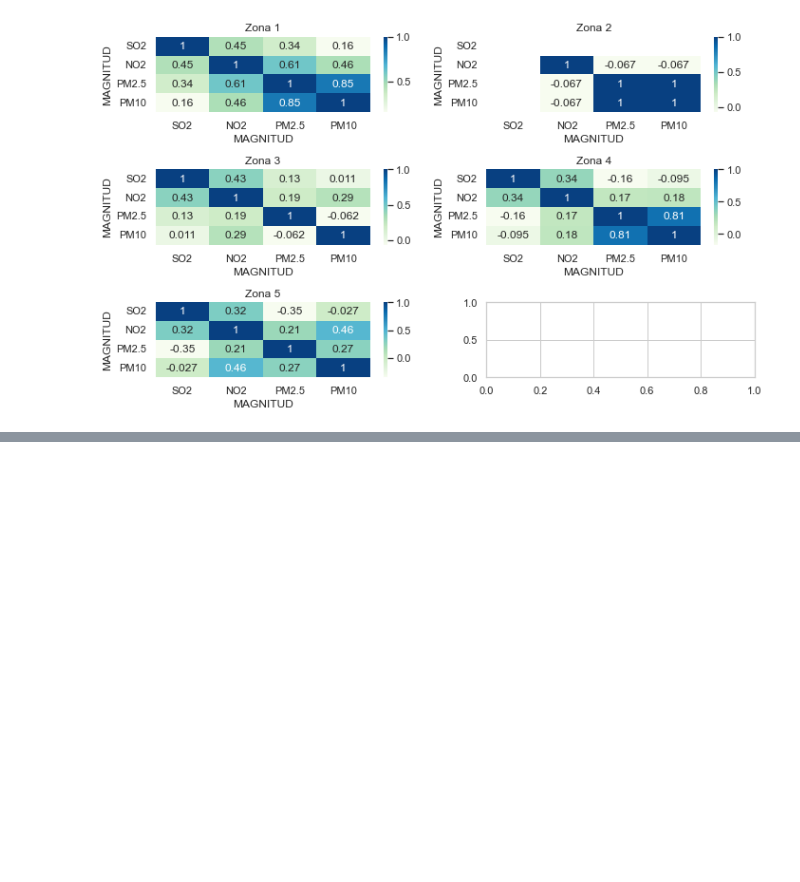
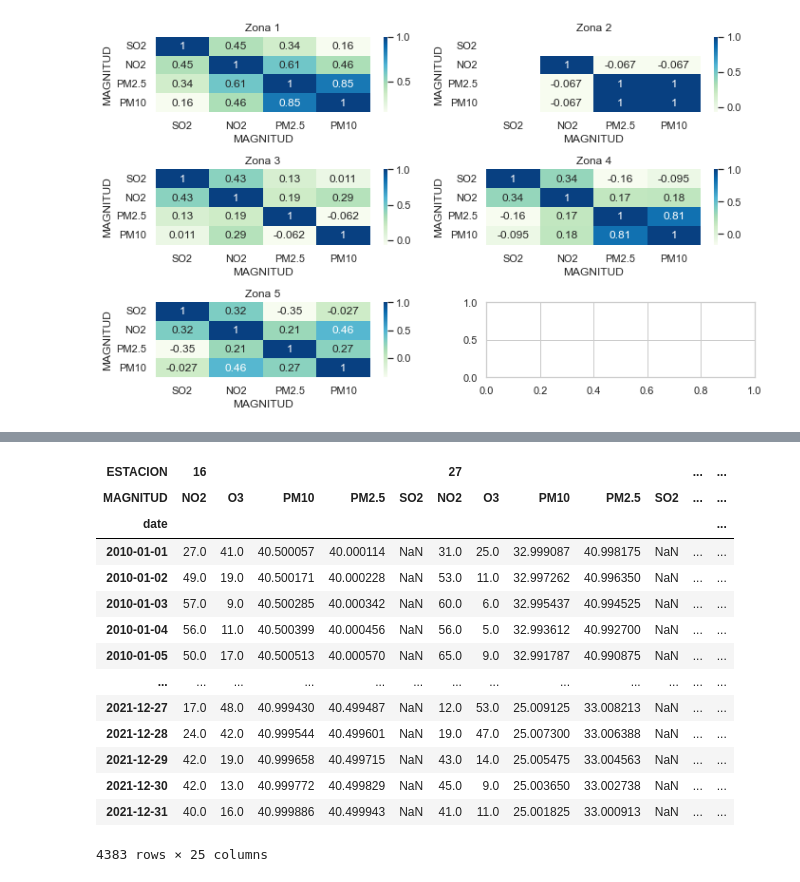
Before and after one commit to sofiamacein/TFG-Calidad-Aire-Madrid, a Jupyter notebook: TFG. CALIDAD AIRE MADRID_EDA.ipynb, the cells around one changed output, grey strips where cells are left out. Cells and saved outputs as stored; diff of their text form; code cells hidden in the pictures; blank space fills up the shorter version.

```diff
--- a/TFG. CALIDAD AIRE MADRID_EDA.ipynb
+++ b/TFG. CALIDAD AIRE MADRID_EDA.ipynb
@@ -829,0 +880,19 @@ plt.show()
+# %%
+# Zona 3
+zona3.pivot_table(index = 'date',columns='MAGNITUD',dropna=False)
+# %% [output]
+| ESTACION | 16 |  |  |  |  | 27 |  |  |  |  | ... | ... |
+| MAGNITUD | NO2 | O3 | PM10 | PM2.5 | SO2 | NO2 | O3 | PM10 | PM2.5 | SO2 | ... | ... |
+| date |  |  |  |  |  |  |  |  |  |  |  | ... |
+| 2010-01-01 | 27.0 | 41.0 | 40.500057 | 40.000114 | NaN | 31.0 | 25.0 | 32.999087 | 40.998175 | NaN | ... | ... |
+| 2010-01-02 | 49.0 | 19.0 | 40.500171 | 40.000228 | NaN | 53.0 | 11.0 | 32.997262 | 40.996350 | NaN | ... | ... |
+| 2010-01-03 | 57.0 | 9.0 | 40.500285 | 40.000342 | NaN | 60.0 | 6.0 | 32.995437 | 40.994525 | NaN | ... | ... |
+| 2010-01-04 | 56.0 | 11.0 | 40.500399 | 40.000456 | NaN | 56.0 | 5.0 | 32.993612 | 40.992700 | NaN | ... | ... |
+| 2010-01-05 | 50.0 | 17.0 | 40.500513 | 40.000570 | NaN | 65.0 | 9.0 | 32.991787 | 40.990875 | NaN | ... | ... |
+| ... | ... | ... | ... | ... | ... | ... | ... | ... | ... | ... | ... | ... |
+| 2021-12-27 | 17.0 | 48.0 | 40.999430 | 40.499487 | NaN | 12.0 | 53.0 | 25.009125 | 33.008213 | NaN | ... | ... |
+| 2021-12-28 | 24.0 | 42.0 | 40.999544 | 40.499601 | NaN | 19.0 | 47.0 | 25.007300 | 33.006388 | NaN | ... | ... |
+| 2021-12-29 | 42.0 | 19.0 | 40.999658 | 40.499715 | NaN | 43.0 | 14.0 | 25.005475 | 33.004563 | NaN | ... | ... |
+| 2021-12-30 | 42.0 | 13.0 | 40.999772 | 40.499829 | NaN | 45.0 | 9.0 | 25.003650 | 33.002738 | NaN | ... | ... |
+| 2021-12-31 | 40.0 | 16.0 | 40.999886 | 40.499943 | NaN | 41.0 | 11.0 | 25.001825 | 33.000913 | NaN | ... | ... |
+4383 rows × 25 columns
```
Also changed, not shown: parts of 10 cells of this notebook.
